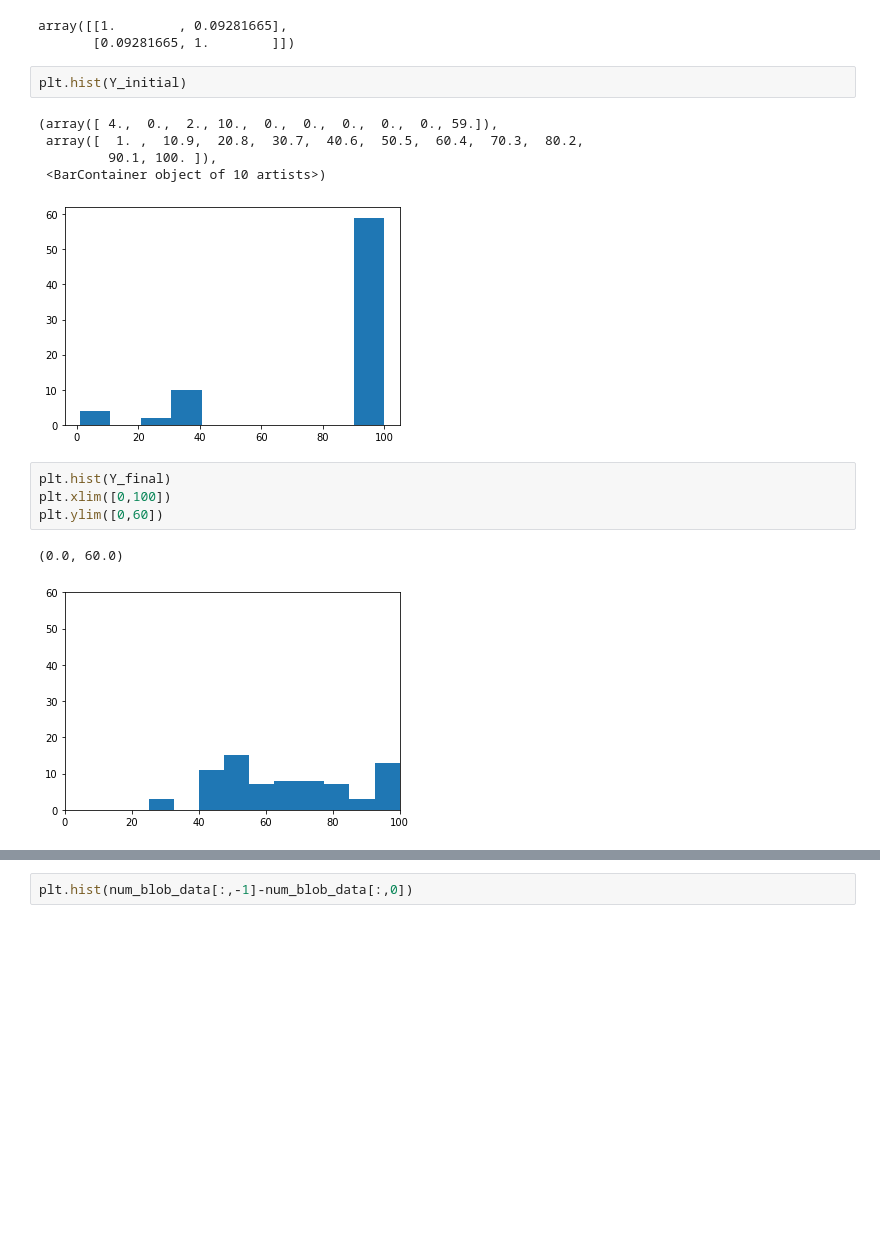
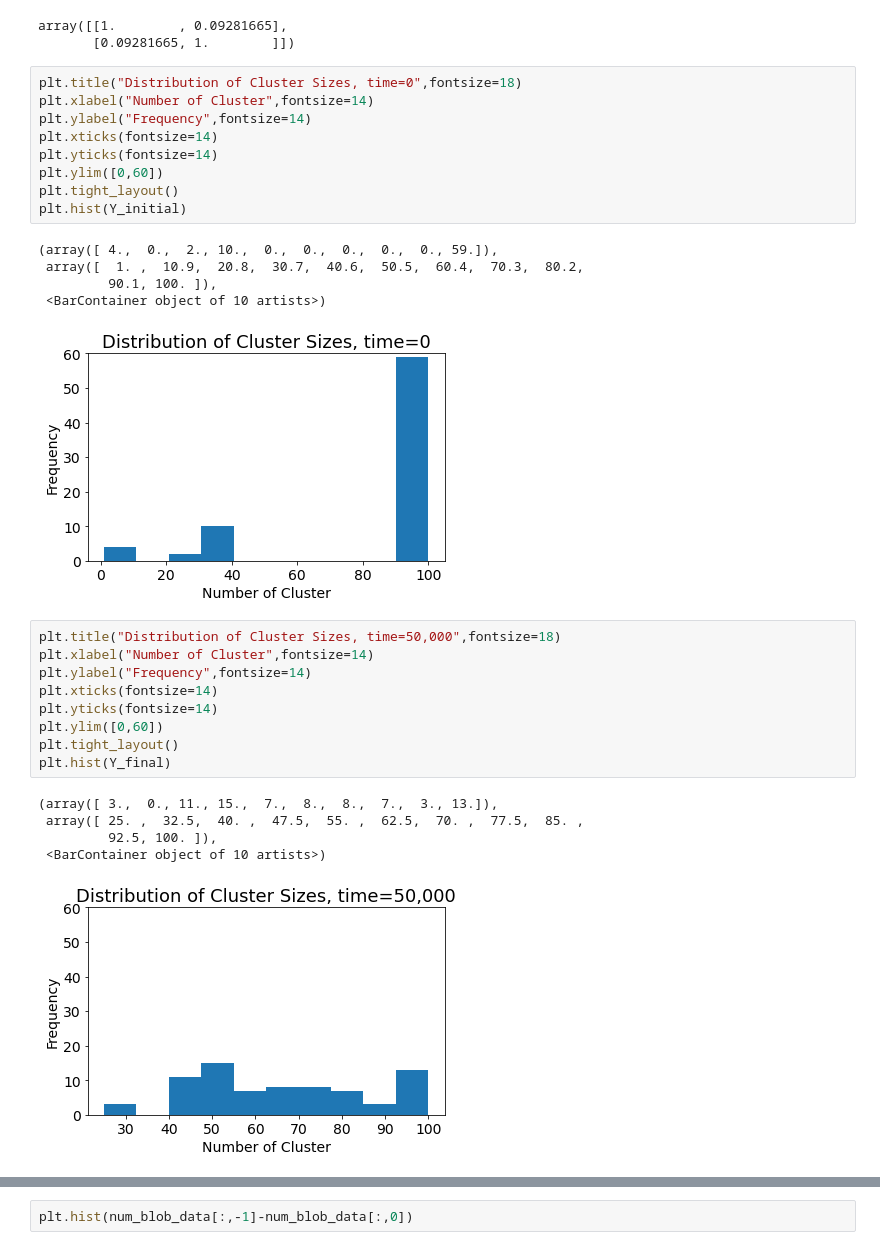
Before and after one commit to naveenr414/cell-simulation, a Jupyter notebook: scripts/notebooks/How does Multicellularity Change Over Time.ipynb, the cells around one changed output, grey strips where cells are left out. Drawn from its saved outputs; the diff is of its cells as text; blank space fills up the shorter version.

```diff
--- a/scripts/notebooks/How does Multicellularity Change Over Time.ipynb
+++ b/scripts/notebooks/How does Multicellularity Change Over Time.ipynb
@@ -273,20 +286,35 @@ np.corrcoef(Y_initial,Y_final)
 # %% [output]
 array([[1.        , 0.09281665],
        [0.09281665, 1.        ]])
-# %%
-plt.hist(Y_initial)
-# %% [output]
-(array([ 4.,  0.,  2., 10.,  0.,  0.,  0.,  0.,  0., 59.]),
- array([  1. ,  10.9,  20.8,  30.7,  40.6,  50.5,  60.4,  70.3,  80.2,
-         90.1, 100. ]),
- <BarContainer object of 10 artists>)
-[figure, removed]
-# %%
-plt.hist(Y_final)
-plt.xlim([0,100])
-plt.ylim([0,60])
-# %% [output]
-(0.0, 60.0)
-[figure, removed]
+# %%
+plt.title("Distribution of Cluster Sizes, time=0",fontsize=18)
+plt.xlabel("Number of Cluster",fontsize=14)
+plt.ylabel("Frequency",fontsize=14)
+plt.xticks(fontsize=14)
+plt.yticks(fontsize=14)
+plt.ylim([0,60])
+plt.tight_layout()
+plt.hist(Y_initial)
+# %% [output]
+(array([ 4.,  0.,  2., 10.,  0.,  0.,  0.,  0.,  0., 59.]),
+ array([  1. ,  10.9,  20.8,  30.7,  40.6,  50.5,  60.4,  70.3,  80.2,
+         90.1, 100. ]),
+ <BarContainer object of 10 artists>)
+[figure, added]
+# %%
+plt.title("Distribution of Cluster Sizes, time=50,000",fontsize=18)
+plt.xlabel("Number of Cluster",fontsize=14)
+plt.ylabel("Frequency",fontsize=14)
+plt.xticks(fontsize=14)
+plt.yticks(fontsize=14)
+plt.ylim([0,60])
+plt.tight_layout()
+plt.hist(Y_final)
+# %% [output]
+(array([ 3.,  0., 11., 15.,  7.,  8.,  8.,  7.,  3., 13.]),
+ array([ 25. ,  32.5,  40. ,  47.5,  55. ,  62.5,  70. ,  77.5,  85. ,
+         92.5, 100. ]),
+ <BarContainer object of 10 artists>)
+[figure, added]
 # %%
 for i in range(10):
```
Also changed, not shown: parts of 13 cells of this notebook, 1 other file.
